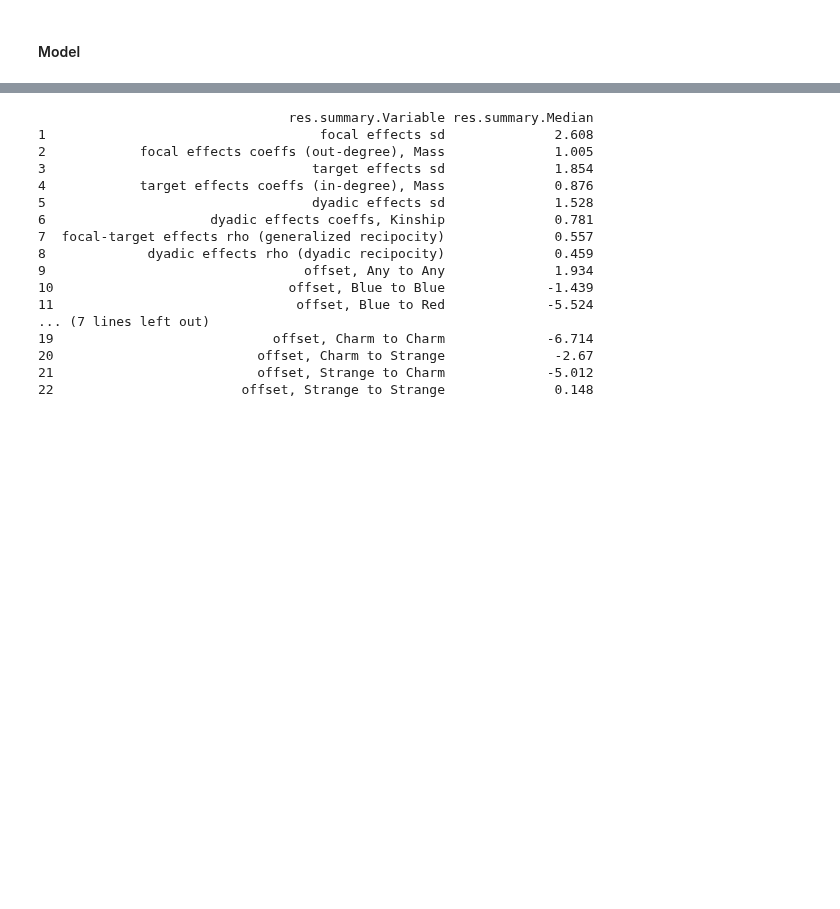
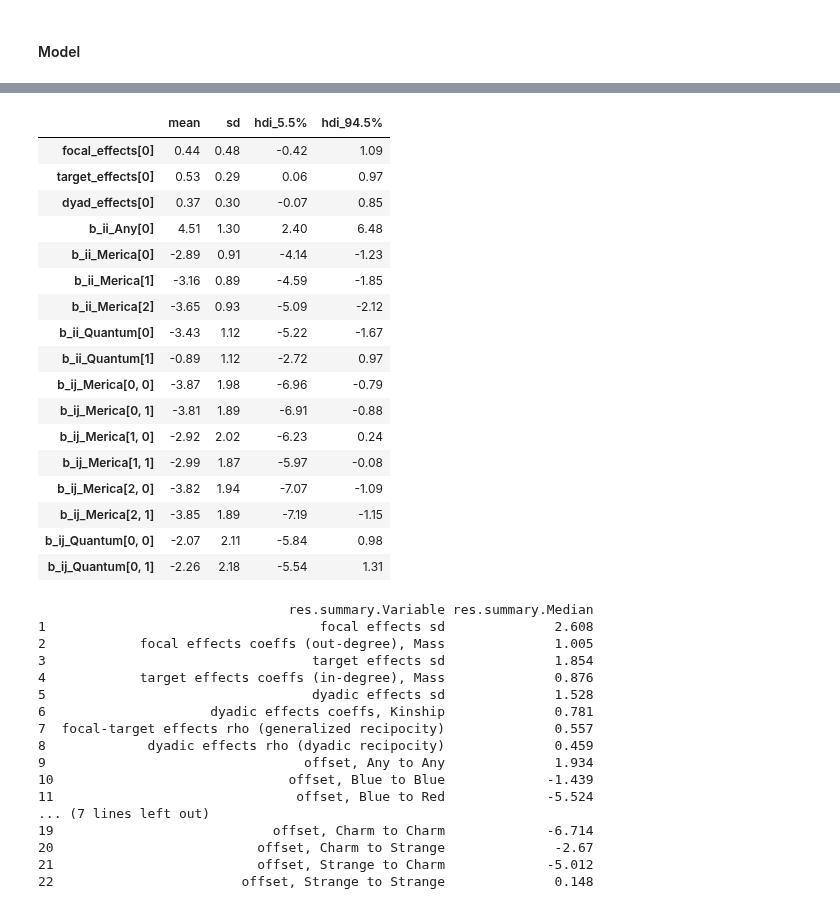
Before and after one commit to BGN-for-ASNA/BI, a Jupyter notebook: bi/Network simulation.ipynb, the cells around one changed output, grey strips where cells are left out. Cells and saved outputs as stored; diff of their text form; code cells hidden in the pictures; blank space fills up the shorter version.

```diff
--- a/bi/Network simulation.ipynb
+++ b/bi/Network simulation.ipynb
@@ -959,0 +839,72 @@ summary.loc[['focal_effects[0]', 'target_effects[0]',
+# %%
+# Building model and sampling it ------------------
+m = bi(platform='cpu')
+
+from main import *
+m = bi(platform='cpu')
+import rpy2.robjects as ro
+from rpy2.robjects import pandas2ri
+from rpy2.robjects.conversion import rpy2py
+data = ro.globalenv['model_dat']
+data = {key: list(value) for key, value in zip(data.names, data)}
+data = {key: jnp.array(value) for key, value in data.items()}
+data['outcomes'] = data['outcomes'].reshape(data['N_id'][0],data['N_id'][0]).T.astype(int)
+kinship = data['dyadic_predictors'][0,:,:].reshape(data['N_id'][0],data['N_id'][0]).T
+Any = data['block_predictors'][0,:]-1 # Blocks are vectors of group belonging, index start at 1 so we substract 1
+Merica  = data['block_predictors'][1,:]-1 # Blocks are vectors of group belonging, index start at 1 so we substract 1
+Quantum  = data['block_predictors'][2,:]-1 # Blocks are vectors of group belonging, index start at 1 so we substract 1
+ids = jnp.arange(0,data['N_id'][0])
+idx = bi.net.vec_node_to_edgle(jnp.stack([ids, ids], axis = -1))
+
+@jit
+def logit(x):
+    return jnp.log(x / (1 - x))
+
+def model3(idx, result_outcomes, dyadic_predictors, focal_individual_predictors, target_individual_predictors, Any, Merica, Quantum):
+    N_id = ids.shape[0]
+
+    # Block ---------------------------------------
+    B_any, b_any, b_ij_any, b_ii_any = bi.net.block_model(Any,1, name_b_ij = 'b_ij_Any', name_b_ii = 'b_ii_Any' )
+    B_Merica, b_Merica, b_ij_Merica, b_ii_Merica = bi.net.block_model(Merica,  3, name_b_ij = 'b_ij_Merica', name_b_ii = 'b_ii_Merica' )
+    B_Quantum, b_Quantum, b_ij_Quantum, b_ii_Quantum = bi.net.block_model(Quantum, 2, name_b_ij = 'b_ij_Quantum', name_b_ii = 'b_ii_Quantum' )
+
+    ## SR shape =  N individuals---------------------------------------
+    sr =  bi.net.sender_receiver(focal_individual_predictors,target_individual_predictors)
+
+    # Dyadic shape = N dyads--------------------------------------
+    dr = bi.net.dyadic_effect(dyadic_predictors)
+
+    lk('Y', Poisson(jnp.exp(B_any + B_Merica + B_Quantum + sr + dr )), obs=result_outcomes)
+
+m.data_on_model = dict(
+    idx = idx,
+    Any = Any,
+    Merica = Merica,
+    Quantum = Quantum,
+    result_outcomes = bi.net.mat_to_edgl(data['outcomes']),
+    dyadic_predictors = bi.net.mat_to_edgl(kinship),
+    focal_individual_predictors = data['individual_predictors'].reshape(1,50),
+    target_individual_predictors = data['individual_predictors'].reshape(1,50)
+)
+
+m.run(model3)
+summary = m.summary()
+summary.loc[['focal_effects[0]', 'target_effects[0]', 'dyad_effects[0]',
+'b_ii_Any[0]',
+'b_ii_Merica[0]',
+'b_ii_Merica[1]',
+'b_ii_Merica[2]',
+'b_ii_Quantum[0]',
+'b_ii_Quantum[1]',
+'b_ij_Merica[0, 0]',
+'b_ij_Merica[0, 1]',
+'b_ij_Merica[1, 0]',
+'b_ij_Merica[1, 1]',
+'b_ij_Merica[2, 0]',
+'b_ij_Merica[2, 1]',
+'b_ij_Quantum[0, 0]',
+'b_ij_Quantum[0, 1]']]
+# focal_effects = 1.9,
+# target_effects =  1.3
+# dr_effects = 1.2
+# %% [output]
@@ -960,3 +913,21 @@ summary.loc[['focal_effects[0]', 'target_effects[0]',
+|  | mean | sd | hdi_5.5% | hdi_94.5% |
+| focal_effects[0] | 0.44 | 0.48 | -0.42 | 1.09 |
+| target_effects[0] | 0.53 | 0.29 | 0.06 | 0.97 |
+| dyad_effects[0] | 0.37 | 0.30 | -0.07 | 0.85 |
+| b_ii_Any[0] | 4.51 | 1.30 | 2.40 | 6.48 |
+| b_ii_Merica[0] | -2.89 | 0.91 | -4.14 | -1.23 |
+| b_ii_Merica[1] | -3.16 | 0.89 | -4.59 | -1.85 |
+| b_ii_Merica[2] | -3.65 | 0.93 | -5.09 | -2.12 |
+| b_ii_Quantum[0] | -3.43 | 1.12 | -5.22 | -1.67 |
+| b_ii_Quantum[1] | -0.89 | 1.12 | -2.72 | 0.97 |
+| b_ij_Merica[0, 0] | -3.87 | 1.98 | -6.96 | -0.79 |
+| b_ij_Merica[0, 1] | -3.81 | 1.89 | -6.91 | -0.88 |
+| b_ij_Merica[1, 0] | -2.92 | 2.02 | -6.23 | 0.24 |
+| b_ij_Merica[1, 1] | -2.99 | 1.87 | -5.97 | -0.08 |
+| b_ij_Merica[2, 0] | -3.82 | 1.94 | -7.07 | -1.09 |
+| b_ij_Merica[2, 1] | -3.85 | 1.89 | -7.19 | -1.15 |
+| b_ij_Quantum[0, 0] | -2.07 | 2.11 | -5.84 | 0.98 |
+| b_ij_Quantum[0, 1] | -2.26 | 2.18 | -5.54 | 1.31 |
 # %%
 %%R
 getwd()
```
Also changed, not shown: parts of 14 cells of this notebook, 40 other files.
